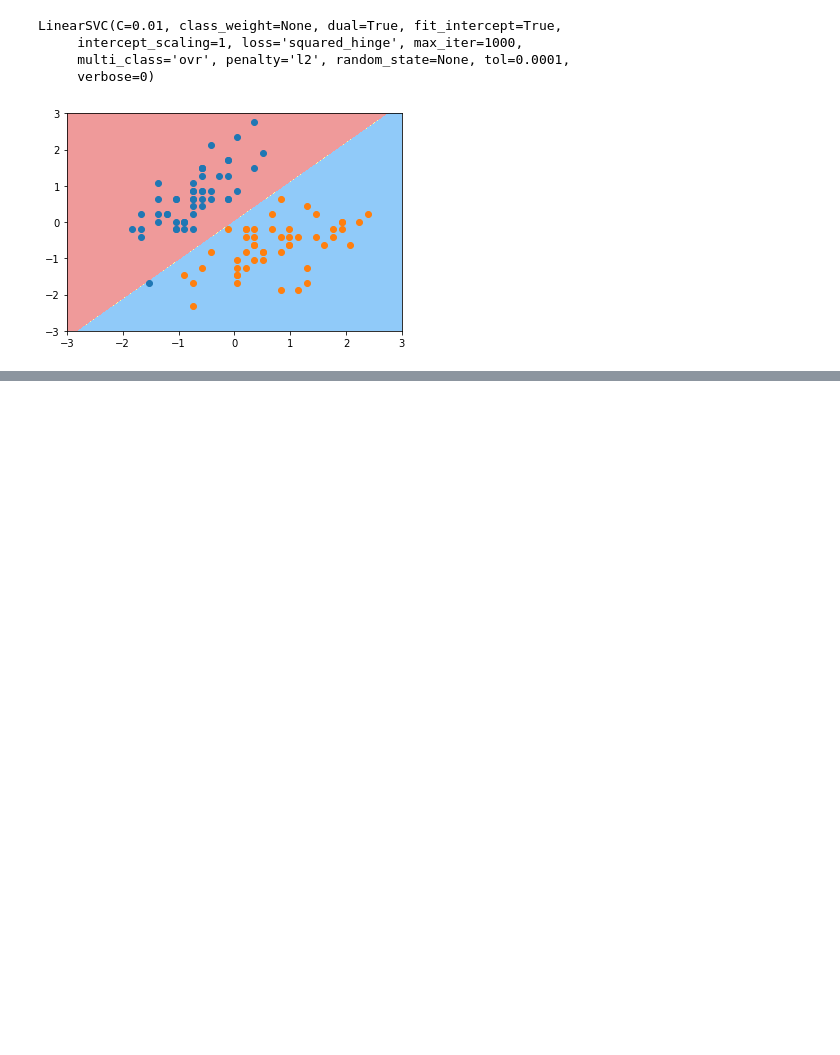
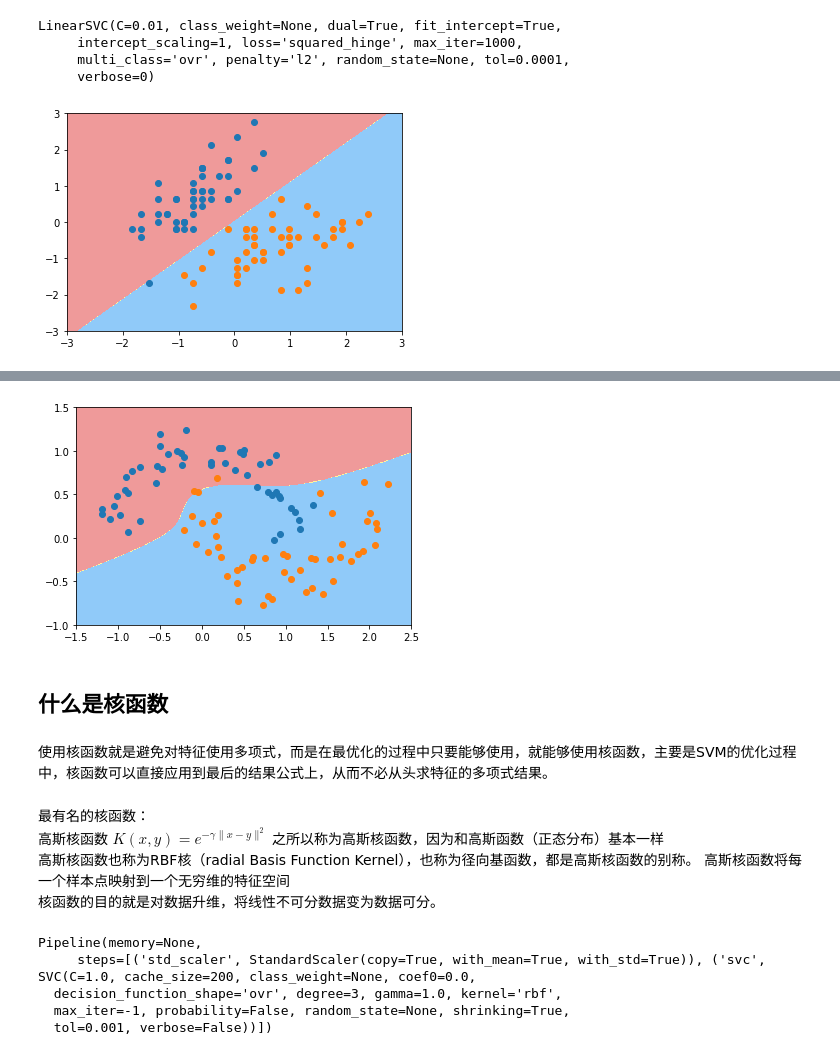
Before and after one commit to nobyte99/LearningML, a Jupyter notebook: svm/svm.ipynb, the cells around one changed output, grey strips where cells are left out. Cells and saved outputs as stored; diff of their text form; code cells hidden in the pictures; blank space fills up the shorter version.

```diff
--- a/svm/svm.ipynb
+++ b/svm/svm.ipynb
@@ -189,0 +247,9 @@ plt.show()
+# %%
+from sklearn.svm import SVC
+
+def PolynomialSVC(degree,C=1.0):
+    return Pipeline([
+        ('std_scaler', StandardScaler()),
+        ('svc', SVC(kernel='poly', degree=degree, C=C))  #与上面先处理多项式特征计算过程不同。
+    ]
+    )
@@ -189,0 +265,17 @@ plt.show()
+# %%
+plot_decision_boundary(ploy_svc, axis=[-1.5,2.5,-1,1.5])
+plt.scatter(X[y==0, 0], X[y==0, 1])
+plt.scatter(X[y==1, 0], X[y==1, 1])
+plt.show()
+# %% [output]
+[figure, added]
+# %% [markdown]
+##  什么是核函数
+# %% [markdown]
+使用核函数就是避免对特征使用多项式，而是在最优化的过程中只要能够使用，就能够使用核函数，主要是SVM的优化过程中，核函数可以直接应用到最后的结果公式上，从而不必从头求特征的多项式结果。
+# %% [markdown]
+最有名的核函数：
+高斯核函数  $ K(x,y) = e^{-\gamma\|x-y\|^2} $   之所以称为高斯核函数，因为和高斯函数（正态分布）基本一样
+高斯核函数也称为RBF核（radial Basis Function Kernel），也称为径向基函数，都是高斯核函数的别称。
+高斯核函数将每一个样本点映射到一个无穷维的特征空间
+核函数的目的就是对数据升维，将线性不可分数据变为数据可分。
@@ -189,0 +291,9 @@ plt.show()
+# %%
+svc = RBFSVC(gamma=1.0)  # gamma低，欠拟合
+svc.fit(X,y)
+# %% [output]
+Pipeline(memory=None,
+     steps=[('std_scaler', StandardScaler(copy=True, with_mean=True, with_std=True)), ('svc', SVC(C=1.0, cache_size=200, class_weight=None, coef0=0.0,
+  decision_function_shape='ovr', degree=3, gamma=1.0, kernel='rbf',
+  max_iter=-1, probability=False, random_state=None, shrinking=True,
+  tol=0.001, verbose=False))])
```
Also changed, not shown: parts of 26 cells of this notebook.
